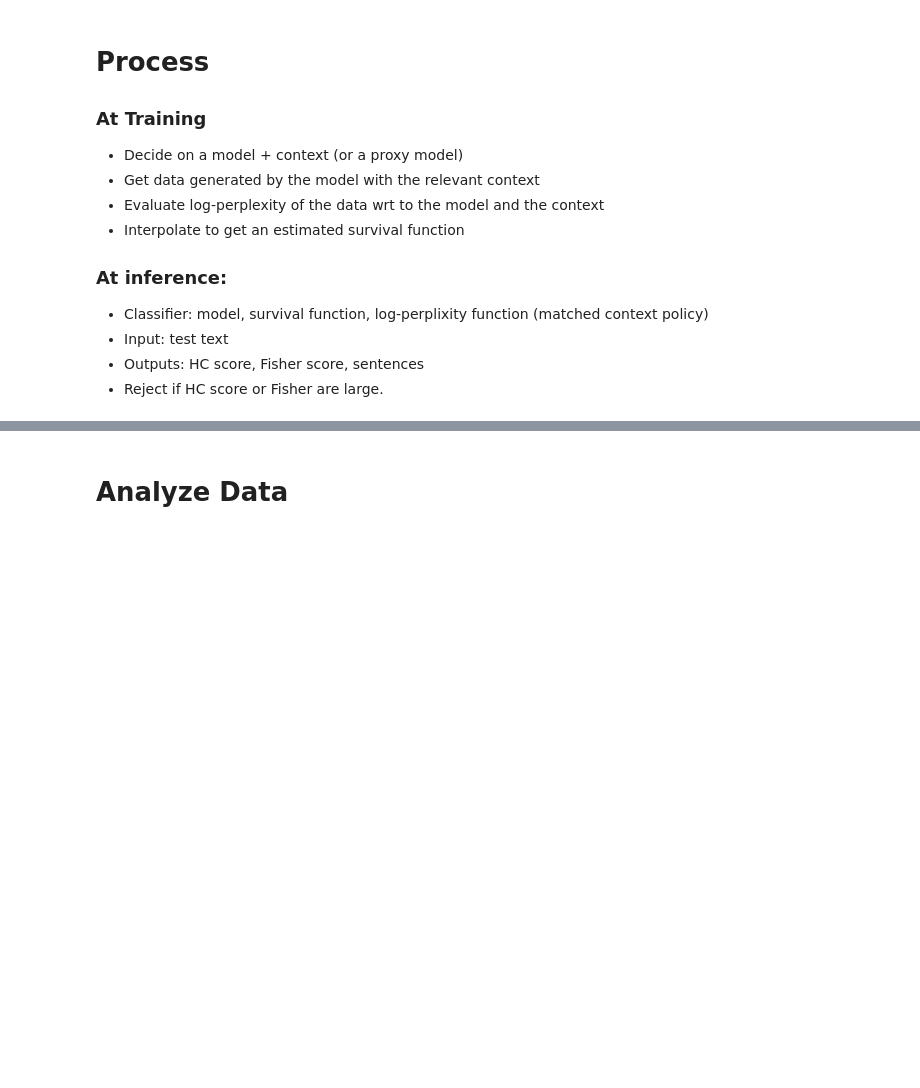
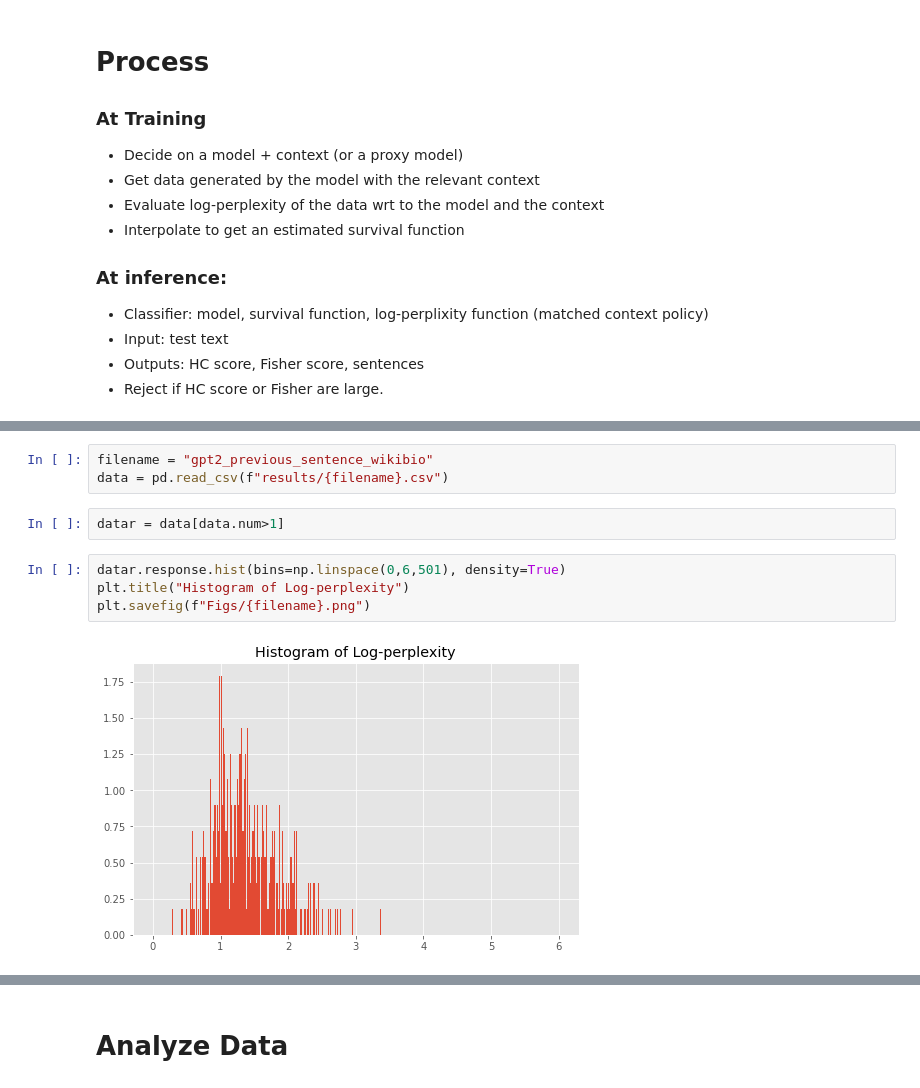
Before and after one commit to bzimbler/Boaz-detectLM, a Jupyter notebook: illustrate_hist_and_ROC.ipynb, the cells around one changed output, grey strips where cells are left out. Drawn from its saved outputs; the diff is of its cells as text; blank space fills up the shorter version.

```diff
--- a/illustrate_hist_and_ROC.ipynb
+++ b/illustrate_hist_and_ROC.ipynb
@@ -39,0 +80,11 @@ import os
+# %%
+filename = "gpt2_previous_sentence_wikibio"
+data = pd.read_csv(f"results/{filename}.csv")
+# %%
+datar = data[data.num>1]
+# %%
+datar.response.hist(bins=np.linspace(0,6,501), density=True)
+plt.title("Histogram of Log-perplexity")
+plt.savefig(f"Figs/{filename}.png")
+# %% [output]
+[figure, added]
```
Also changed, not shown: parts of 5 cells of this notebook, 14 other files.
